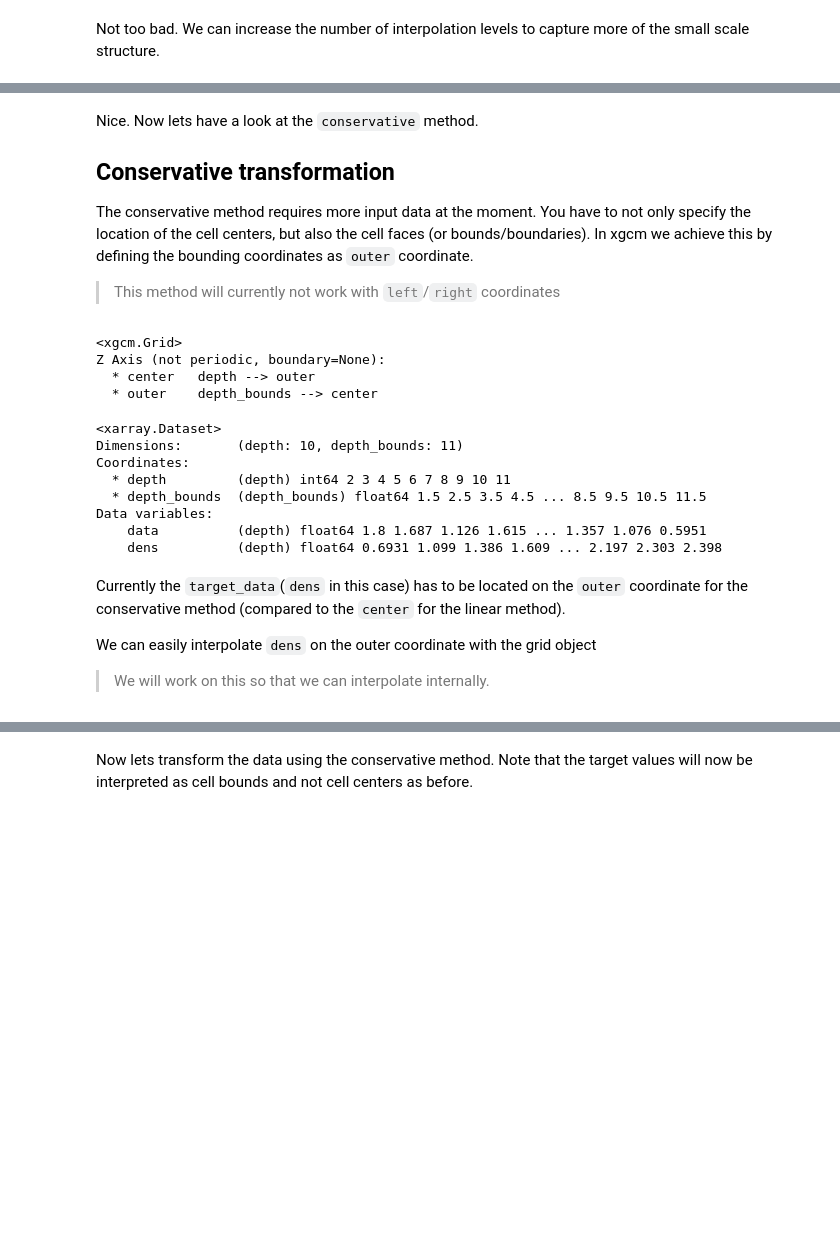
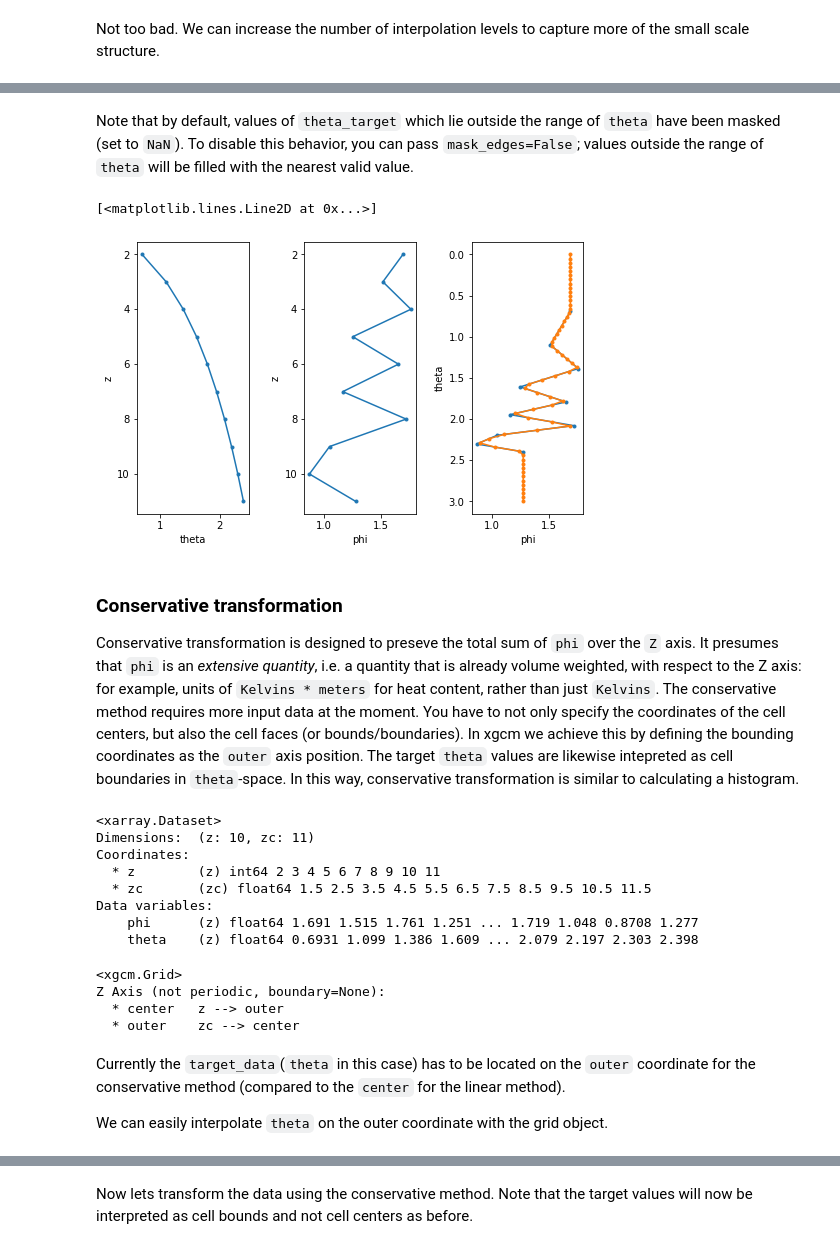
Before and after one commit to xgcm/xgcm, a Jupyter notebook: doc/transform.ipynb, the cells around one changed output, grey strips where cells are left out. Cells and saved outputs as stored; diff of their text form; code cells hidden in the pictures; blank space fills up the shorter version.

```diff
--- a/doc/transform.ipynb
+++ b/doc/transform.ipynb
@@ -126,40 +97,51 @@ fig.subplots_adjust(wspace=0.5)
+# %% [markdown]
+Note that by default, values of `theta_target` which lie outside the range of `theta` have been masked (set to `NaN`).
+To disable this behavior, you can pass `mask_edges=False`; values outside the range of `theta` will be filled with the nearest valid value.
+# %%
+target_theta = np.linspace(0,3, 60)
+phi_transformed = grid.transform(ds.phi, 'Z', target_theta, target_data=ds.theta, mask_edges=False)
+ax = plot_profile()
+phi_transformed.plot(ax=ax, y='theta', marker='.')
+# %% [output]
+[<matplotlib.lines.Line2D at 0x...>]
+[figure, added]
 # %% [markdown]
-Nice. Now lets have a look at the `conservative` method.
+### Conservative transformation
 
-## Conservative transformation
-The conservative method requires more input data at the moment. You have to not only specify the location of the cell centers, but also the cell faces (or bounds/boundaries). In xgcm we achieve this by defining the bounding coordinates as `outer` coordinate.
-> This method will currently not work with `left`/`right` coordinates
+Conservative transformation is designed to preseve the total sum of `phi` over the `Z` axis.
+It presumes that `phi` is an _extensive quantity_, i.e. a quantity that is already volume weighted, with respect to the Z axis: for example, units of `Kelvins * meters` for heat content, rather than just `Kelvins`.
+The conservative method requires more input data at the moment.
+You have to not only specify the coordinates of the cell centers, but also the cell faces (or bounds/boundaries). In xgcm we achieve this by defining the bounding coordinates as the `outer` axis position.
+The target `theta` values are likewise intepreted as cell boundaries in `theta`-space.
+In this way, conservative transformation is similar to calculating a histogram.
 # %%
 # define the cell bounds in depth
 zc = np.arange(1,12)+0.5
-#add them to the existing dataset
-ds = ds.assign_coords({'depth_bounds':zc})
 
-# Recreate the grid object with a staggered `center`/`outer` coordinate layout
-
-grid = Grid(ds, coords={'Z':{'center':'depth', 'outer':'depth_bounds'}},
-            periodic=False)
-grid
+# add them to the existing dataset
+ds = ds.assign_coords({'zc': zc})
+ds
 # %% [output]
-<xgcm.Grid>
-Z Axis (not periodic, boundary=None):
-  * center   depth --> outer
-  * outer    depth_bounds --> center
+<xarray.Dataset>
+Dimensions:  (z: 10, zc: 11)
+Coordinates:
+  * z        (z) int64 2 3 4 5 6 7 8 9 10 11
+  * zc       (zc) float64 1.5 2.5 3.5 4.5 5.5 6.5 7.5 8.5 9.5 10.5 11.5
+Data variables:
+    phi      (z) float64 1.691 1.515 1.761 1.251 ... 1.719 1.048 0.8708 1.277
+    theta    (z) float64 0.6931 1.099 1.386 1.609 ... 2.079 2.197 2.303 2.398
-# %%
-ds
-# %% [output]
-<xarray.Dataset>
-Dimensions:       (depth: 10, depth_bounds: 11)
-Coordinates:
-  * depth         (depth) int64 2 3 4 5 6 7 8 9 10 11
-  * depth_bounds  (depth_bounds) float64 1.5 2.5 3.5 4.5 ... 8.5 9.5 10.5 11.5
-Data variables:
-    data          (depth) float64 1.8 1.687 1.126 1.615 ... 1.357 1.076 0.5951
-    dens          (depth) float64 0.6931 1.099 1.386 1.609 ... 2.197 2.303 2.398
+# %%
+# Recreate the grid object with a staggered `center`/`outer` coordinate layout
+grid = Grid(ds, coords={'Z':{'center':'z', 'outer':'zc'}},
+            periodic=False)
+grid
+# %% [output]
+<xgcm.Grid>
+Z Axis (not periodic, boundary=None):
+  * center   z --> outer
+  * outer    zc --> center
 # %% [markdown]
-Currently the `target_data`(`dens` in this case) has to be located on the `outer` coordinate for the conservative method (compared to the `center` for the linear method).
+Currently the `target_data`(`theta` in this case) has to be located on the `outer` coordinate for the conservative method (compared to the `center` for the linear method).
 
-We can easily interpolate `dens` on the outer coordinate with the grid object
-
-> We will work on this so that we can interpolate internally.
+We can easily interpolate `theta` on the outer coordinate with the grid object.
 # %%
```
Also changed, not shown: parts of 54 cells of this notebook, 1 other file.
